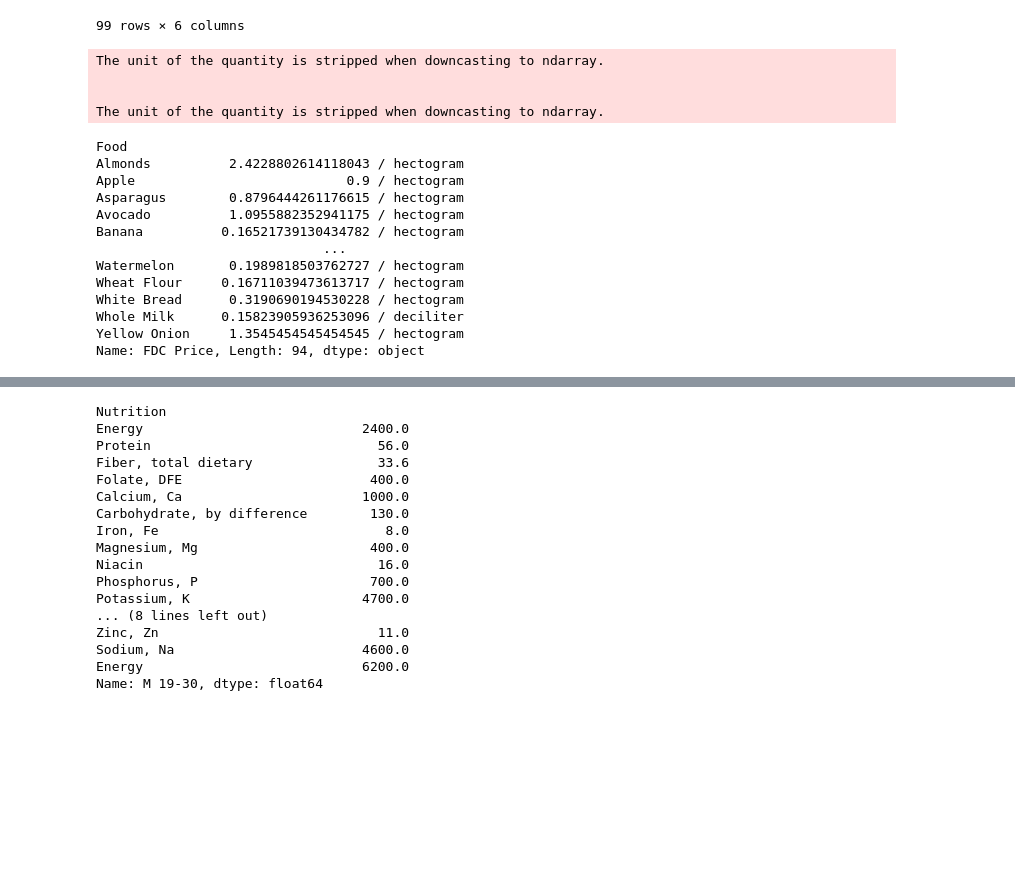
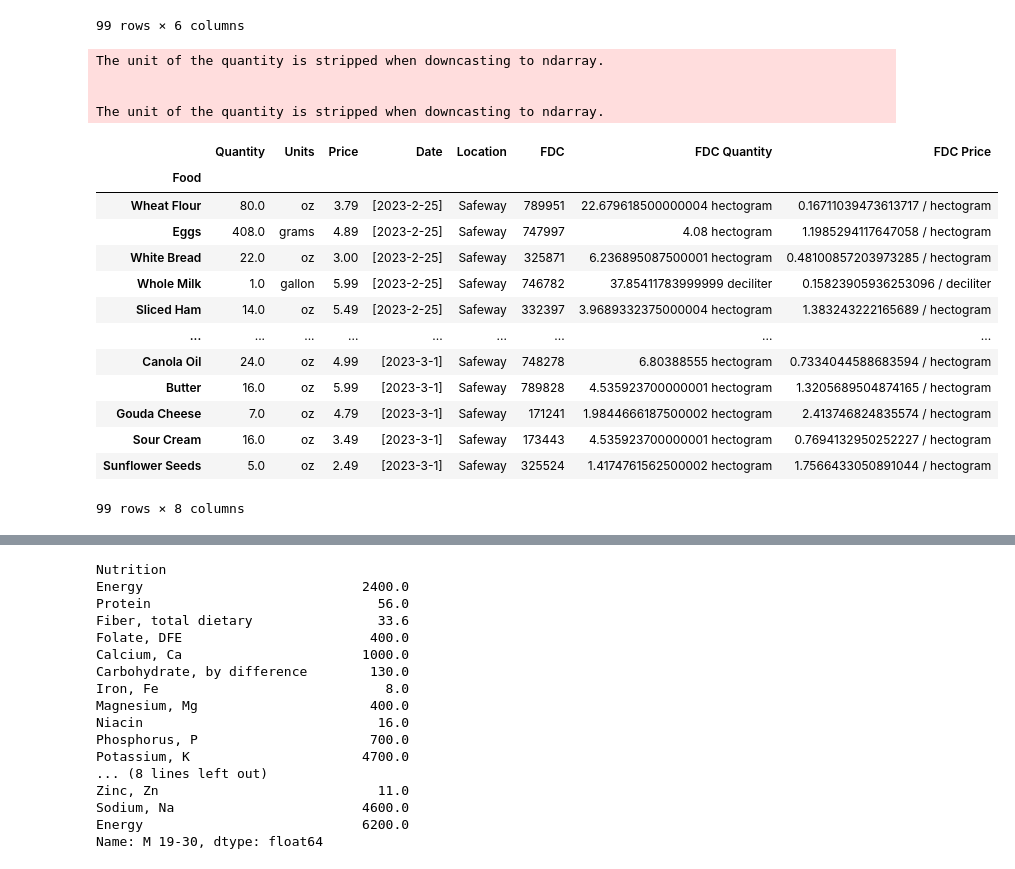
Before and after one commit to juliarunkle/EEP-Project-2-Harriette-Chick, a Jupyter notebook: Project2_Chickk-3.ipynb, the cells around one changed output, grey strips where cells are left out. Cells and saved outputs as stored; diff of their text form; code cells hidden in the pictures; blank space fills up the shorter version.

```diff
--- a/Project2_Chickk-3.ipynb
+++ b/Project2_Chickk-3.ipynb
@@ -99,40 +99,41 @@ We collected data on prices for different foods sold off-campus and on-campus.
 # %%
 #Here we are cleaning the data by:
 
 # Convert food quantities to FDC units
 df['FDC Quantity'] = df[['Quantity','Units']].T.apply(lambda x : fdc.units(x['Quantity'],x['Units']))
 df['FDC Price'] = df['Price']/df['FDC Quantity'] # Dividing price by the FDC Quantity to get price per hectoliter
 df.dropna(how='any') # Drop food with any missing data
 Prices = df.groupby('Food')['FDC Price'].min()
 
 #Off campus calulations to transfer to hectoliter
 df_offcampus['FDC Quantity'] = df_offcampus[['Quantity','Units']].T.apply(lambda x : fdc.units(x['Quantity'],x['Units']))
 df_offcampus['FDC Price'] = df_offcampus['Price']/df_offcampus['FDC Quantity']
 df_offcampus.dropna(how='any') # Drop food with any missing data
 Prices_off = df_offcampus.groupby('Food')['FDC Price'].min()
 
 
 #These two variables show the prices per food off and on campus in hectoliters
-Prices
-Prices_off
+df
+df_offcampus
 # %% [output]
 The unit of the quantity is stripped when downcasting to ndarray.
 
 
 The unit of the quantity is stripped when downcasting to ndarray.
+|  | Quantity | Units | Price | Date | Location | FDC | FDC Quantity | FDC Price |
+| Food |  |  |  |  |  |  |  |  |
+| Wheat Flour | 80.0 | oz | 3.79 | [2023-2-25] | Safeway | 789951 | 22.679618500000004 hectogram | 0.16711039473613717 / hectogram |
+| Eggs | 408.0 | grams | 4.89 | [2023-2-25] | Safeway | 747997 | 4.08 hectogram | 1.1985294117647058 / hectogram |
+| White Bread | 22.0 | oz | 3.00 | [2023-2-25] | Safeway | 325871 | 6.236895087500001 hectogram | 0.48100857203973285 / hectogram |
+| Whole Milk | 1.0 | gallon | 5.99 | [2023-2-25] | Safeway | 746782 | 37.85411783999999 deciliter | 0.15823905936253096 / deciliter |
+| Sliced Ham | 14.0 | oz | 5.49 | [2023-2-25] | Safeway | 332397 | 3.9689332375000004 hectogram | 1.383243222165689 / hectogram |
+| ... | ... | ... | ... | ... | ... | ... | ... | ... |
+| Canola Oil | 24.0 | oz | 4.99 | [2023-3-1] | Safeway | 748278 | 6.80388555 hectogram | 0.7334044588683594 / hectogram |
+| Butter | 16.0 | oz | 5.99 | [2023-3-1] | Safeway | 789828 | 4.535923700000001 hectogram | 1.3205689504874165 / hectogram |
+| Gouda Cheese | 7.0 | oz | 4.79 | [2023-3-1] | Safeway | 171241 | 1.9844666187500002 hectogram | 2.413746824835574 / hectogram |
+| Sour Cream | 16.0 | oz | 3.49 | [2023-3-1] | Safeway | 173443 | 4.535923700000001 hectogram | 0.7694132950252227 / hectogram |
+| Sunflower Seeds | 5.0 | oz | 2.49 | [2023-3-1] | Safeway | 325524 | 1.4174761562500002 hectogram | 1.7566433050891044 / hectogram |
-Food
-Almonds          2.4228802614118043 / hectogram
-Apple                           0.9 / hectogram
-Asparagus        0.8796444261176615 / hectogram
-Avocado          1.0955882352941175 / hectogram
-Banana          0.16521739130434782 / hectogram
-                             ...
-Watermelon       0.1989818503762727 / hectogram
-Wheat Flour     0.16711039473613717 / hectogram
-White Bread      0.3190690194530228 / hectogram
-Whole Milk      0.15823905936253096 / deciliter
-Yellow Onion     1.3545454545454545 / hectogram
-Name: FDC Price, Length: 94, dtype: object
+99 rows × 8 columns
 # %%
 #[A] Nutritional Content of Different Foods
 
```
Also changed, not shown: parts of 8 cells of this notebook.
